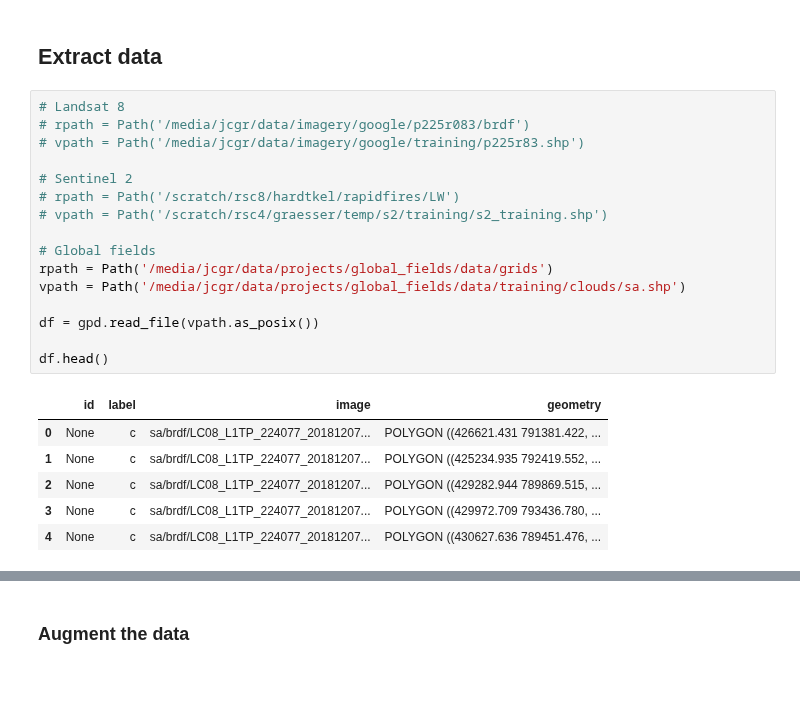
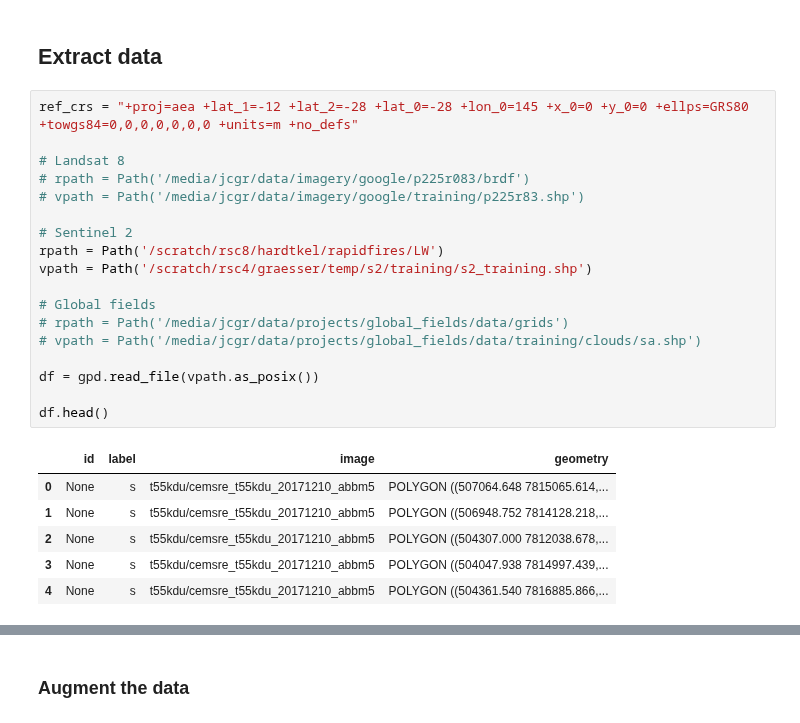
Before and after one commit to jgrss/geowombat, a Jupyter notebook: notebooks/clouds.ipynb, the cells around one changed output, grey strips where cells are left out. Cells and saved outputs as stored; diff of their text form; blank space fills up the shorter version.

```diff
--- a/notebooks/clouds.ipynb
+++ b/notebooks/clouds.ipynb
@@ -123,26 +185,28 @@ def array_to_dict(sensor, *args):
 # %% [markdown]
 ## Extract data
 # %%
+ref_crs = "+proj=aea +lat_1=-12 +lat_2=-28 +lat_0=-28 +lon_0=145 +x_0=0 +y_0=0 +ellps=GRS80 +towgs84=0,0,0,0,0,0,0 +units=m +no_defs"
+
 # Landsat 8
 # rpath = Path('/media/jcgr/data/imagery/google/p225r083/brdf')
 # vpath = Path('/media/jcgr/data/imagery/google/training/p225r83.shp')
 
 # Sentinel 2
-# rpath = Path('/scratch/rsc8/hardtkel/rapidfires/LW')
-# vpath = Path('/scratch/rsc4/graesser/temp/s2/training/s2_training.shp')
+rpath = Path('/scratch/rsc8/hardtkel/rapidfires/LW')
+vpath = Path('/scratch/rsc4/graesser/temp/s2/training/s2_training.shp')
 
 # Global fields
-rpath = Path('/media/jcgr/data/projects/global_fields/data/grids')
-vpath = Path('/media/jcgr/data/projects/global_fields/data/training/clouds/sa.shp')
+# rpath = Path('/media/jcgr/data/projects/global_fields/data/grids')
+# vpath = Path('/media/jcgr/data/projects/global_fields/data/training/clouds/sa.shp')
 
 df = gpd.read_file(vpath.as_posix())
 
 df.head()
 # %% [output]
 |  | id | label | image | geometry |
-| 0 | None | c | sa/brdf/LC08_L1TP_224077_20181207... | POLYGON ((426621.431 791381.422, ... |
-| 1 | None | c | sa/brdf/LC08_L1TP_224077_20181207... | POLYGON ((425234.935 792419.552, ... |
-| 2 | None | c | sa/brdf/LC08_L1TP_224077_20181207... | POLYGON ((429282.944 789869.515, ... |
-| 3 | None | c | sa/brdf/LC08_L1TP_224077_20181207... | POLYGON ((429972.709 793436.780, ... |
-| 4 | None | c | sa/brdf/LC08_L1TP_224077_20181207... | POLYGON ((430627.636 789451.476, ... |
+| 0 | None | s | t55kdu/cemsre_t55kdu_20171210_abbm5 | POLYGON ((507064.648 7815065.614,... |
+| 1 | None | s | t55kdu/cemsre_t55kdu_20171210_abbm5 | POLYGON ((506948.752 7814128.218,... |
+| 2 | None | s | t55kdu/cemsre_t55kdu_20171210_abbm5 | POLYGON ((504307.000 7812038.678,... |
+| 3 | None | s | t55kdu/cemsre_t55kdu_20171210_abbm5 | POLYGON ((504047.938 7814997.439,... |
+| 4 | None | s | t55kdu/cemsre_t55kdu_20171210_abbm5 | POLYGON ((504361.540 7816885.866,... |
 # %%
```
Also changed, not shown: parts of 20 cells of this notebook, 3 other files.
